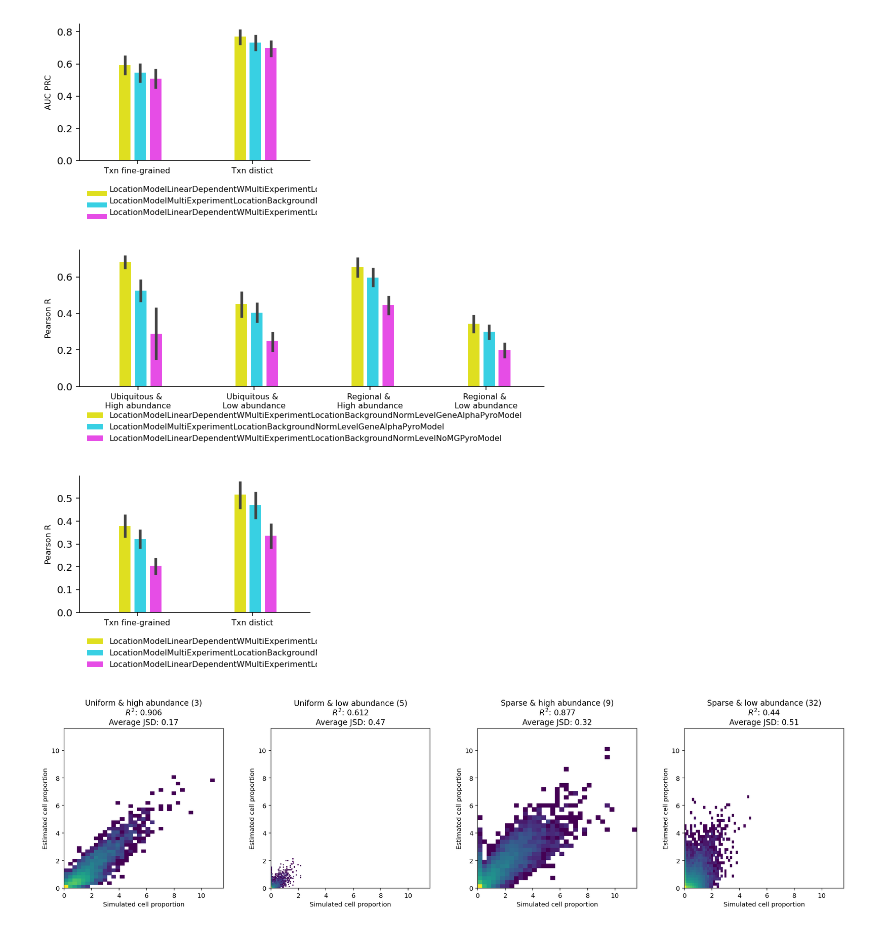
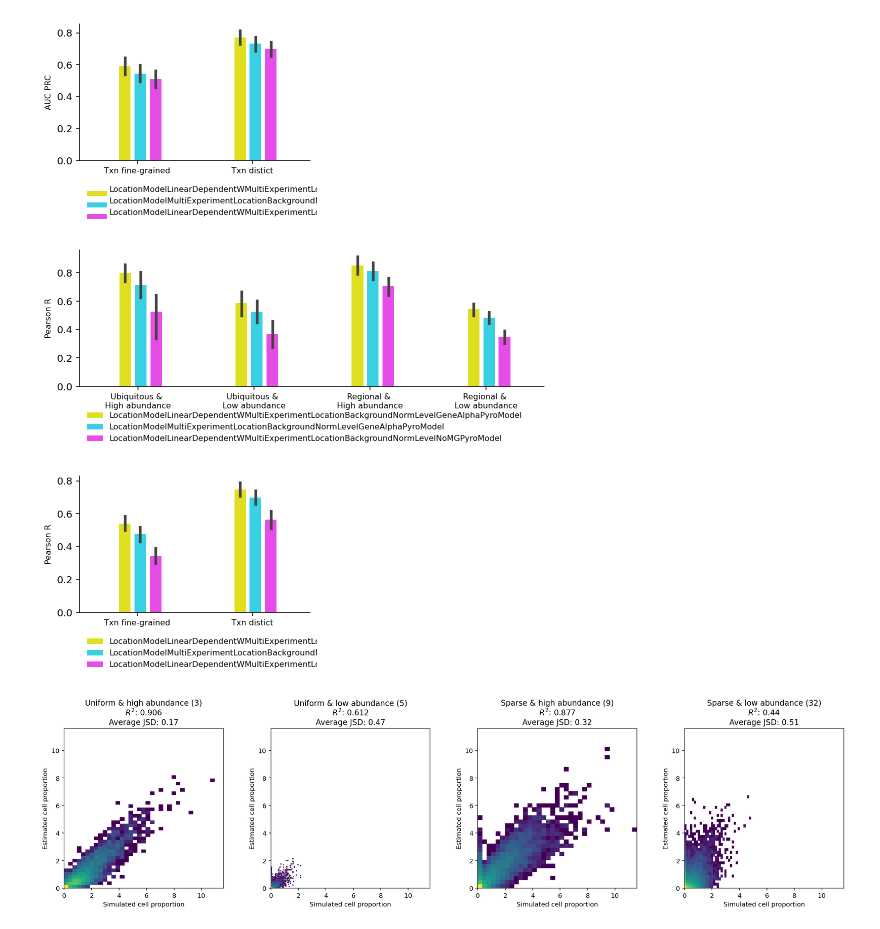
Before and after one commit to vitkl/cell2location_paper, a Jupyter notebook: notebooks/benchmarking/test_pyro_with_regression_normalisation_alpha_test_data_simplified_40k.ipynb, the cells around one changed output. Drawn from its saved outputs; the diff is of its cells as text; code cells hidden in the pictures.

Commit message:
corrected pearson R bar plot

```diff
--- a/notebooks/benchmarking/test_pyro_with_regression_normalisation_alpha_test_data_simplified_40k.ipynb
+++ b/notebooks/benchmarking/test_pyro_with_regression_normalisation_alpha_test_data_simplified_40k.ipynb
@@ -202,12 +202,3 @@ GPU available: True, used: True
 TPU available: False, using: 0 TPU cores
 LOCAL_RANK: 0 - CUDA_VISIBLE_DEVICES: [0]
 [figure]
-# %%
-from re import sub
-cell_count = adata_vis_res.obs.loc[:, ['cell_abundances_' in i for i in adata_vis_res.obs.columns]]
-cell_count.columns =  [sub('cell_abundances_', '', i) for i in cell_count.columns]
-cell_count_columns = cell_count.columns
-
-spot_factors = adata_vis_res.obsm['means_cell_abundance_w_sf']
-spot_factors.columns =  [sub('meanscell_abundance_w_sf_', '', i) for i in spot_factors.columns]
-infer_cell_count = spot_factors[cell_count.columns]
@@ -216,6 +204,0 @@ NameError: name 'adata_vis_res' is not defined
-# %%
-cell_proportions = (cell_count.T / cell_count.sum(1)).T
-cell_proportions.iloc[np.isnan(cell_proportions.values)] = 0
-infer_cell_proportions = (infer_cell_count.T / infer_cell_count.sum(1)).T
-
-cell2loc_df = infer_cell_proportions
@@ -805,13 +806,9 @@ def change_width(ax, new_value, shrink=0, shift=0):
 
 get_PR_values = lambda x, y: np.array([calculate_r2(x.iloc[:,i], y.iloc[:,i]) for i in range(y.shape[1])])
 
-get_PR_df_short = partial(get_stat_for_types_generic, cell_count=pos_cell_count,
-                          design=adata_vis_res.uns['design']['cell_types2zones'],
-                          calculate_stat=get_PR_values)
-
 dfs_detailed = []
 for df, method in zip(method_dfs, test_names):
-    df_detailed = pd.DataFrame({'value': get_PR_values(pos_cell_count, df)})
+    df_detailed = pd.DataFrame({'value': get_PR_values(cell_proportions, df)})
     df_detailed['cell_type'] = df.columns
     df_detailed['is_uniform'] = adata_vis_res.uns['design']['cell_types2zones']['is_uniform'][df.columns].values
     df_detailed['is_high_density'] = adata_vis_res.uns['design']['cell_types2zones']['is_high_density'][df.columns].values
@@ -869,35 +866,35 @@ def plot_boxplot_prc(x, y="value", n_leged_col=6):
     #            fontsize=15, frameon=False);
 
     lgnd = plt.legend(loc='center', bbox_to_anchor=(0, -0.45,  1, 0.3), mode='expand', ncol=n_leged_col,
                fontsize=8, frameon=False);
 
     # for handle in lgnd.legendHandles:
     #     handle.set_height(20)
     #     handle.set_width(40)
     #     handle.set_y(-4)
     #
     plt.tight_layout();
 
     g.spines['right'].set_visible(False)
     g.spines['top'].set_visible(False)
 
     # ax = plt.gca()
     # ax.set_xticks(ax.get_xticks() + 0.4)
     # plt.savefig(fig_path + '/barplot_by_category_with_label.pdf', bbox_inches='tight')
 
 
 plt.figure(figsize=(7.25, 3.2))
 plot_boxplot_prc('Fig1_categories', n_leged_col=1)
 plt.savefig(fig_path + '/barplot_simplified_Fig1_abundance_categories_Pearson_R.pdf', bbox_inches='tight')
 plt.show()
 
 plt.figure(figsize=(4., 3.2))
 plot_boxplot_prc('Fig1_txn_categories', n_leged_col=1)
 plt.savefig(fig_path + '/barplot_simplified_Fig1_txn_categories_Pearson_R.pdf', bbox_inches='tight')
 plt.show()
 # %% [output]
-[figure, old version]
+[figure, new version]
-[figure, old version]
+[figure, new version]
 # %%
 rcParams['figure.figsize'] = 18,4.5 #9,9 #20, 4.5
 rcParams["axes.facecolor"] = "white"
```
Also changed, not shown: parts of 4 cells of this notebook, 16 other files.
